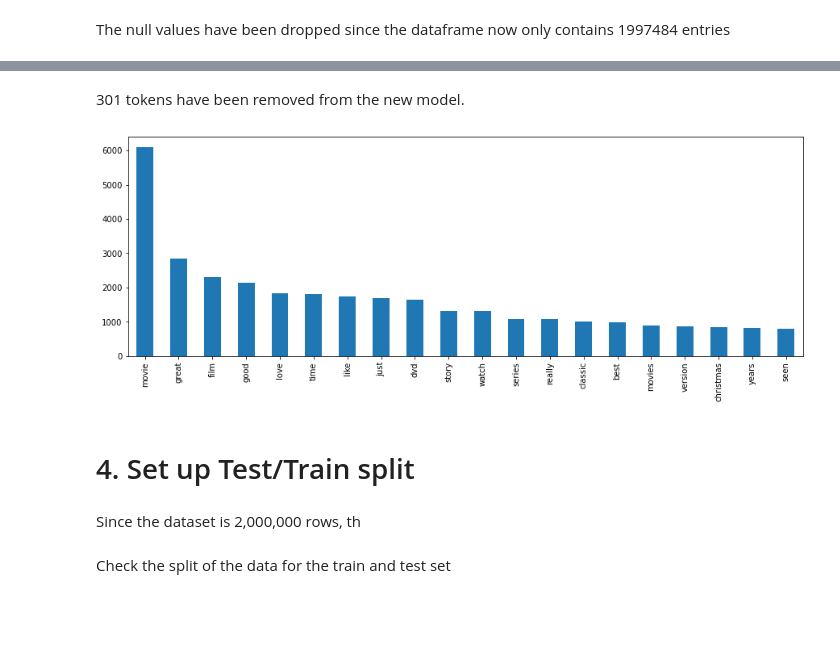
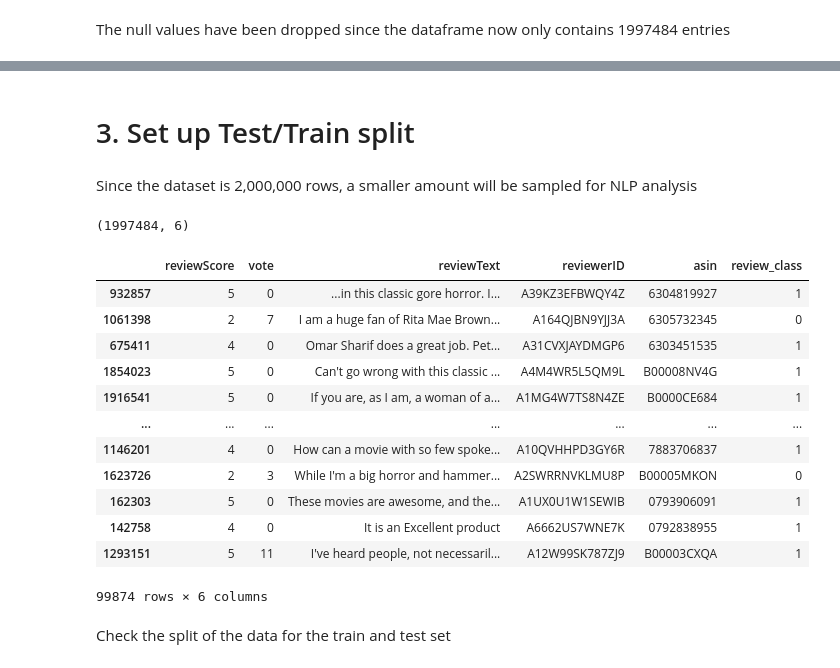
Before and after one commit to JTruong3/Amazon-Product-Recommender, a Jupyter notebook: 2_NLP_Analysis.ipynb, the cells around one changed output, grey strips where cells are left out. Cells and saved outputs as stored; diff of their text form; code cells hidden in the pictures; blank space fills up the shorter version.

```diff
--- a/2_NLP_Analysis.ipynb
+++ b/2_NLP_Analysis.ipynb
@@ -356,18 +260,29 @@ review_transformed2
-# %% [markdown]
-301 tokens have been removed from the new model.
-# %%
-word_counts1 = pd.DataFrame({"counts":review_transformed2.toarray().sum(axis=0)},
-                          index = review_wordbank2.get_feature_names()
-                          ).sort_values("counts",ascending= False)
-
-word_counts1.head(20).plot(kind="bar",figsize=(15,5), legend = False)
-
-plt.show()
-# %% [output]
-[figure, removed]
 # %% [markdown]
-# 4. Set up Test/Train split <a class ='anchor' id='4Test_Train'></a>
+# 3. Set up Test/Train split <a class ='anchor' id='4Test_Train'></a>
 # %% [markdown]
-Since the dataset is 2,000,000 rows, th
+Since the dataset is 2,000,000 rows, a smaller amount will be sampled for NLP analysis
+# %%
+review_df.shape
+# %% [output]
+(1997484, 6)
+# %%
+subsample = review_df.sample(frac = 0.05)
+
+# Check results
+subsample
+# %% [output]
+|  | reviewScore | vote | reviewText | reviewerID | asin | review_class |
+| 932857 | 5 | 0 | ...in this classic gore horror. I... | A39KZ3EFBWQY4Z | 6304819927 | 1 |
+| 1061398 | 2 | 7 | I am a huge fan of Rita Mae Brown... | A164QJBN9YJJ3A | 6305732345 | 0 |
+| 675411 | 4 | 0 | Omar Sharif does a great job. Pet... | A31CVXJAYDMGP6 | 6303451535 | 1 |
+| 1854023 | 5 | 0 | Can't go wrong with this classic ... | A4M4WR5L5QM9L | B00008NV4G | 1 |
+| 1916541 | 5 | 0 | If you are, as I am, a woman of a... | A1MG4W7TS8N4ZE | B0000CE684 | 1 |
+| ... | ... | ... | ... | ... | ... | ... |
+| 1146201 | 4 | 0 | How can a movie with so few spoke... | A10QVHHPD3GY6R | 7883706837 | 1 |
+| 1623726 | 2 | 3 | While I'm a big horror and hammer... | A2SWRRNVKLMU8P | B00005MKON | 0 |
+| 162303 | 5 | 0 | These movies are awesome, and the... | A1UX0U1W1SEWIB | 0793906091 | 1 |
+| 142758 | 4 | 0 | It is an Excellent product | A6662US7WNE7K | 0792838955 | 1 |
+| 1293151 | 5 | 11 | I've heard people, not necessaril... | A12W99SK787ZJ9 | B00003CXQA | 1 |
+99874 rows × 6 columns
 # %%
 #Set up data for training and testing
```
Also changed, not shown: parts of 46 cells of this notebook.
